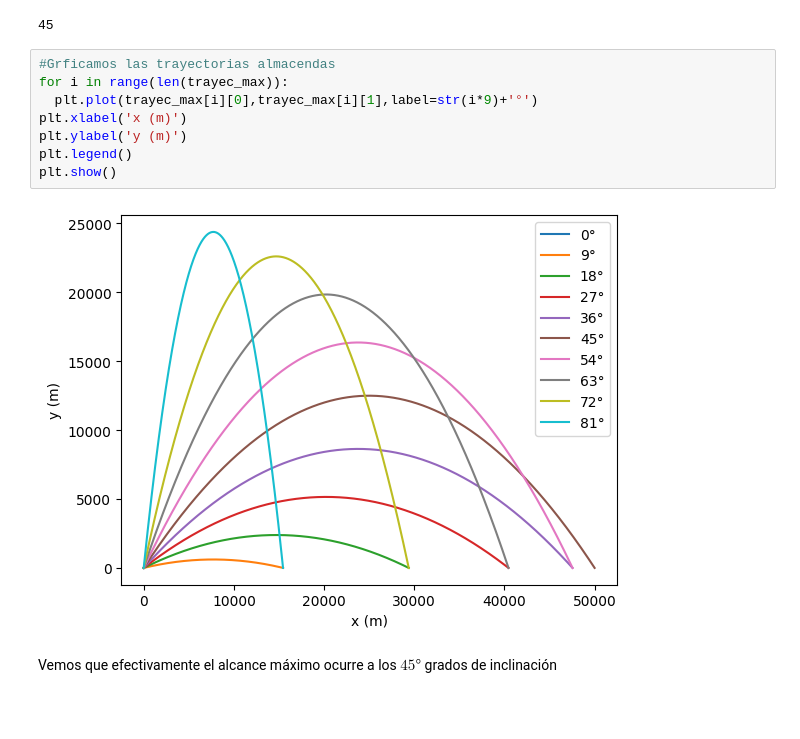
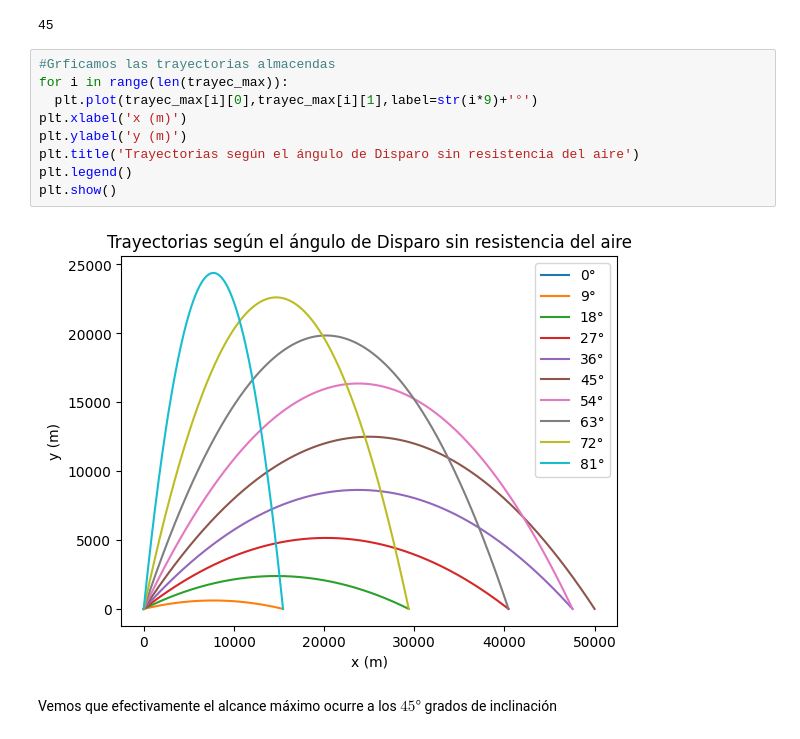
Before and after one commit to Alejandroe0/Computacional, a Jupyter notebook: MétodoDeEuler.ipynb, the cells around one changed output. Cells and saved outputs as stored; diff of their text form; blank space fills up the shorter version.

```diff
--- a/MétodoDeEuler.ipynb
+++ b/MétodoDeEuler.ipynb
@@ -150,13 +152,14 @@ alcance_max.index(max(alcance_max))*9
 # %%
 #Grficamos las trayectorias almacendas
 for i in range(len(trayec_max)):
   plt.plot(trayec_max[i][0],trayec_max[i][1],label=str(i*9)+'°')
 plt.xlabel('x (m)')
 plt.ylabel('y (m)')
+plt.title('Trayectorias según el ángulo de Disparo sin resistencia del aire')
 plt.legend()
 plt.show()
 # %% [output]
-[figure, old version]
+[figure, new version]
 # %% [markdown]
 Vemos que efectivamente el alcance máximo ocurre a los $45°$ grados de inclinación
 # %% [markdown]
```
Also changed, not shown: parts of 3 cells of this notebook.
